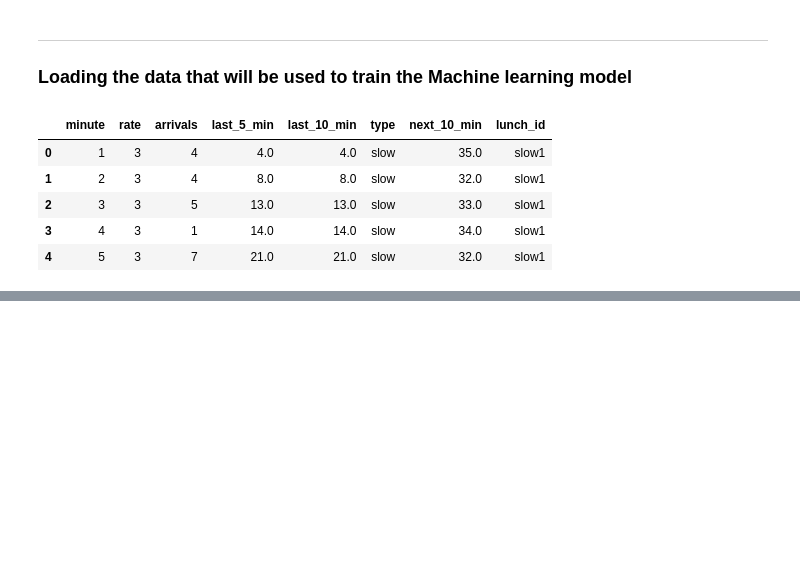
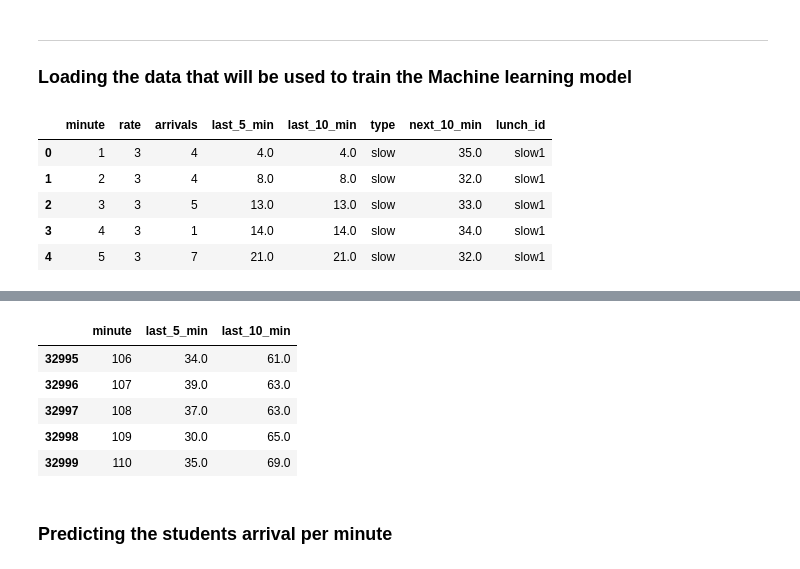
Before and after one commit to suzaladhikari/cafeteria_simulation, a Jupyter notebook: m.ipynb, the cells around one changed output, grey strips where cells are left out. Drawn from its saved outputs; the diff is of its cells as text; code cells hidden in the pictures; blank space fills up the shorter version.

```diff
--- a/m.ipynb
+++ b/m.ipynb
@@ -20,0 +36,7 @@ simulation_data.head(5)
+# %%
+### X_train,y_train, X_test, y_test
+features = ['minute', 'last_5_min', 'last_10_min']
+X_train = train[features]
+y_train = train['next_10_min']
+X_test = test[features]
+y_test = test['next_10_min']
@@ -20,0 +57,12 @@ simulation_data.head(5)
+# %%
+### Overview of X_train
+X_train.tail(5)
+# %% [output]
+|  | minute | last_5_min | last_10_min |
+| 32995 | 106 | 34.0 | 61.0 |
+| 32996 | 107 | 39.0 | 63.0 |
+| 32997 | 108 | 37.0 | 63.0 |
+| 32998 | 109 | 30.0 | 65.0 |
+| 32999 | 110 | 35.0 | 69.0 |
+# %% [markdown]
+### Predicting the students arrival per minute
```
Also changed, not shown: parts of 8 cells of this notebook.
